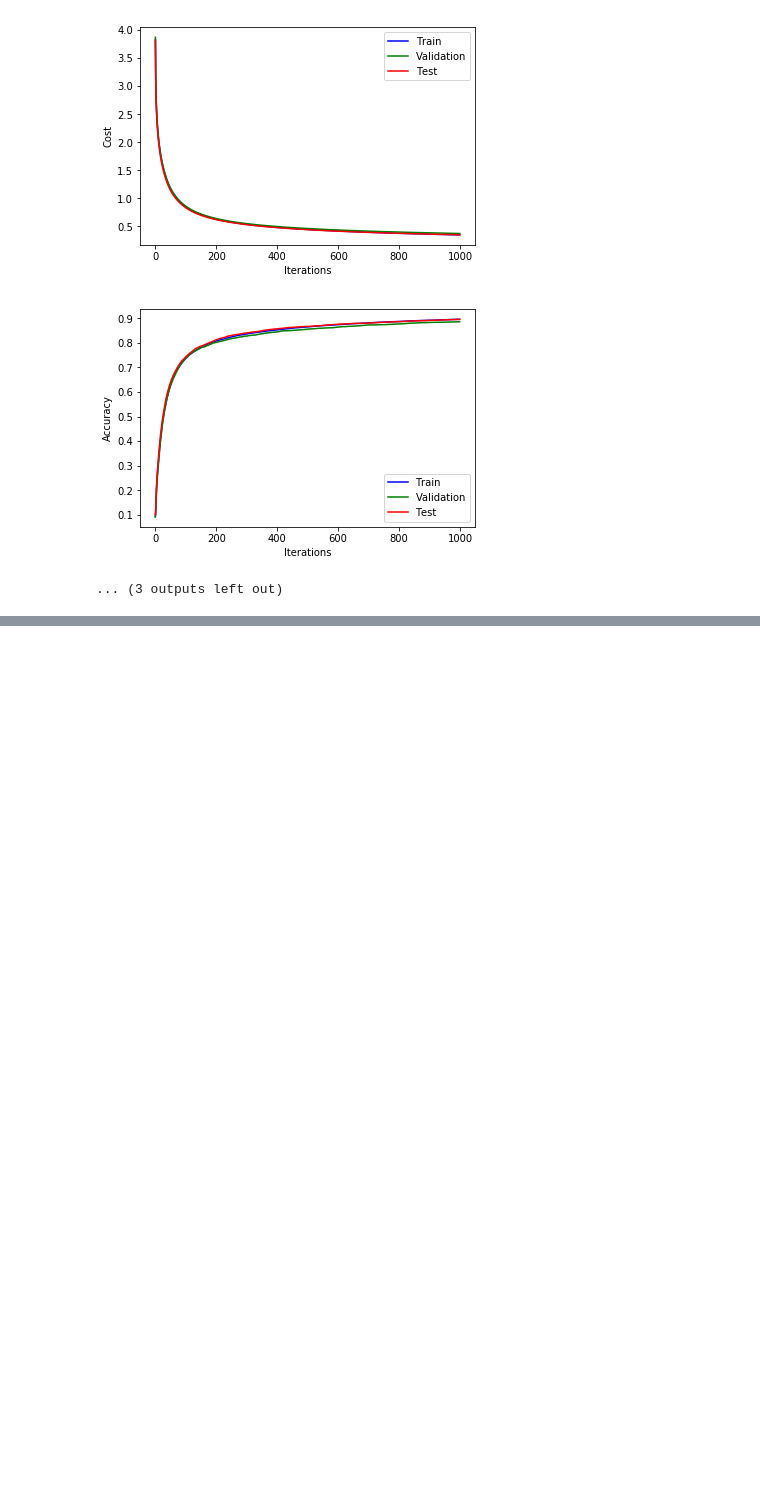
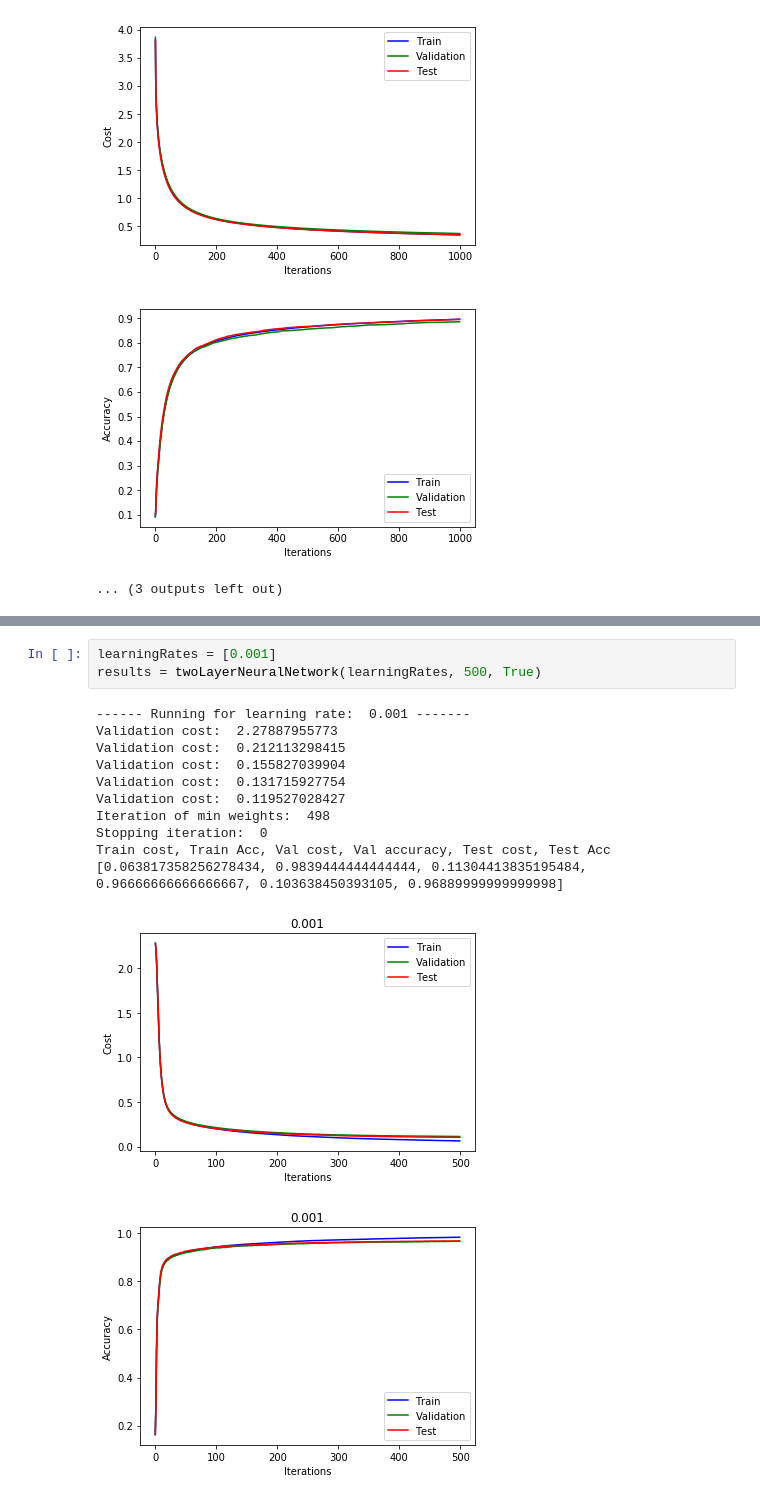
Before and after one commit to divya-pitta/neuralnets253, a Jupyter notebook: HW2_BackPropagation/Classification_OneHiddenLayer.ipynb, the cells around one changed output, grey strips where cells are left out. Cells and saved outputs as stored; diff of their text form; blank space fills up the shorter version.

```diff
--- a/HW2_BackPropagation/Classification_OneHiddenLayer.ipynb
+++ b/HW2_BackPropagation/Classification_OneHiddenLayer.ipynb
@@ -421,0 +652,15 @@ for lR in learningRates:
+# %%
+learningRates = [0.001]
+results = twoLayerNeuralNetwork(learningRates, 500, True)
+# %% [output]
+------ Running for learning rate:  0.001 -------
+Validation cost:  2.27887955773
+Validation cost:  0.212113298415
+Validation cost:  0.155827039904
+Validation cost:  0.131715927754
+Validation cost:  0.119527028427
+Iteration of min weights:  498
+Stopping iteration:  0
+Train cost, Train Acc, Val cost, Val accuracy, Test cost, Test Acc [0.063817358256278434, 0.9839444444444444, 0.11304413835195484, 0.96666666666666667, 0.103638450393105, 0.96889999999999998]
+[figure, added]
+[figure, added]
```
Also changed, not shown: parts of 7 cells of this notebook.
